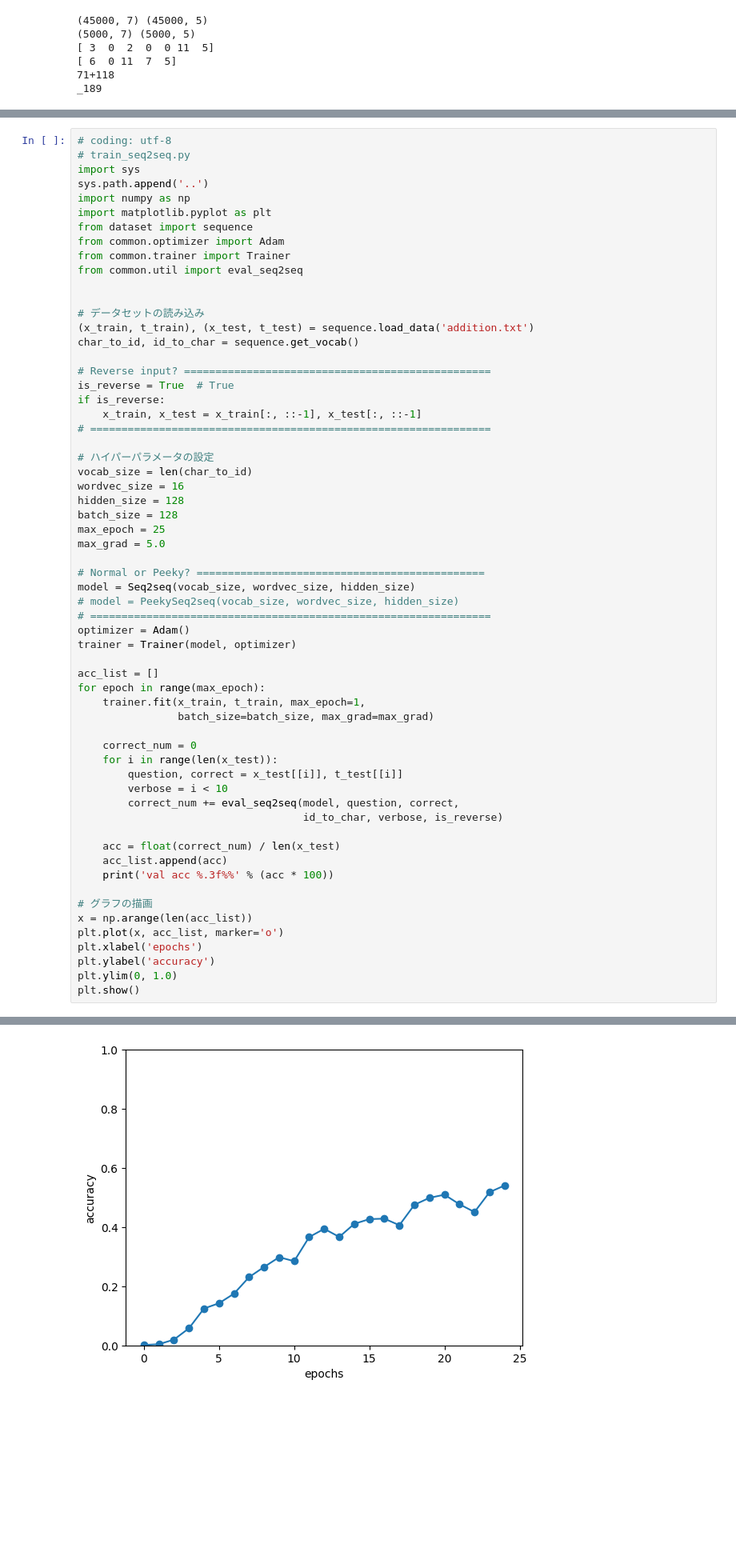
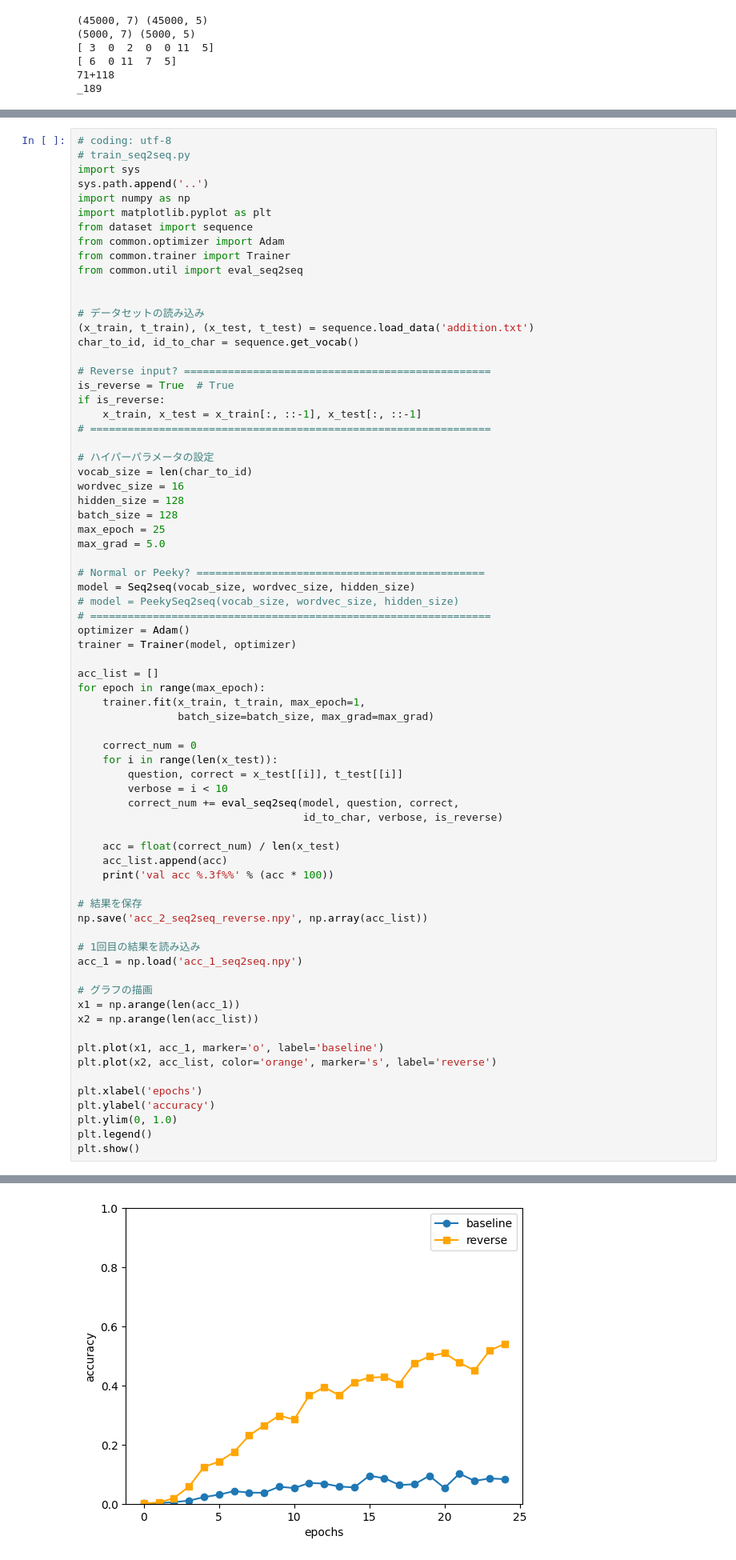
Before and after one commit to AcademiXBase/deep-learning-from-scratch-2, a Jupyter notebook: notebooks/ch07.ipynb, the cells around one changed output, grey strips where cells are left out. Shown at 80% size. Cells and saved outputs as stored; diff of their text form; blank space fills up the shorter version.

```diff
--- a/notebooks/ch07.ipynb
+++ b/notebooks/ch07.ipynb
@@ -506,12 +511,23 @@ for epoch in range(max_epoch):
     acc_list.append(acc)
     print('val acc %.3f%%' % (acc * 100))
 
+# 結果を保存
+np.save('acc_2_seq2seq_reverse.npy', np.array(acc_list))
+
+# 1回目の結果を読み込み
+acc_1 = np.load('acc_1_seq2seq.npy')
+
 # グラフの描画
-x = np.arange(len(acc_list))
-plt.plot(x, acc_list, marker='o')
+x1 = np.arange(len(acc_1))
+x2 = np.arange(len(acc_list))
+
+plt.plot(x1, acc_1, marker='o', label='baseline')
+plt.plot(x2, acc_list, color='orange', marker='s', label='reverse')
+
 plt.xlabel('epochs')
 plt.ylabel('accuracy')
 plt.ylim(0, 1.0)
+plt.legend()
 plt.show()
 # %% [output]
 | epoch 1 |  iter 1 / 351 | time 0[s] | loss 2.56
@@ -525,13 +541,13 @@ plt.show()
 | epoch 1 |  iter 161 / 351 | time 3[s] | loss 1.80
 | epoch 1 |  iter 181 / 351 | time 3[s] | loss 1.78
 | epoch 1 |  iter 201 / 351 | time 4[s] | loss 1.77
 | epoch 1 |  iter 221 / 351 | time 4[s] | loss 1.77
 ... (1459 lines left out)
 T 236
 ☑ 236
 ---
 val acc 54.080%
-[figure, old version]
+[figure, new version]
 # %%
 # coding: utf-8
 # train_seq2seq.py
```
Also changed, not shown: parts of 3 cells of this notebook.
